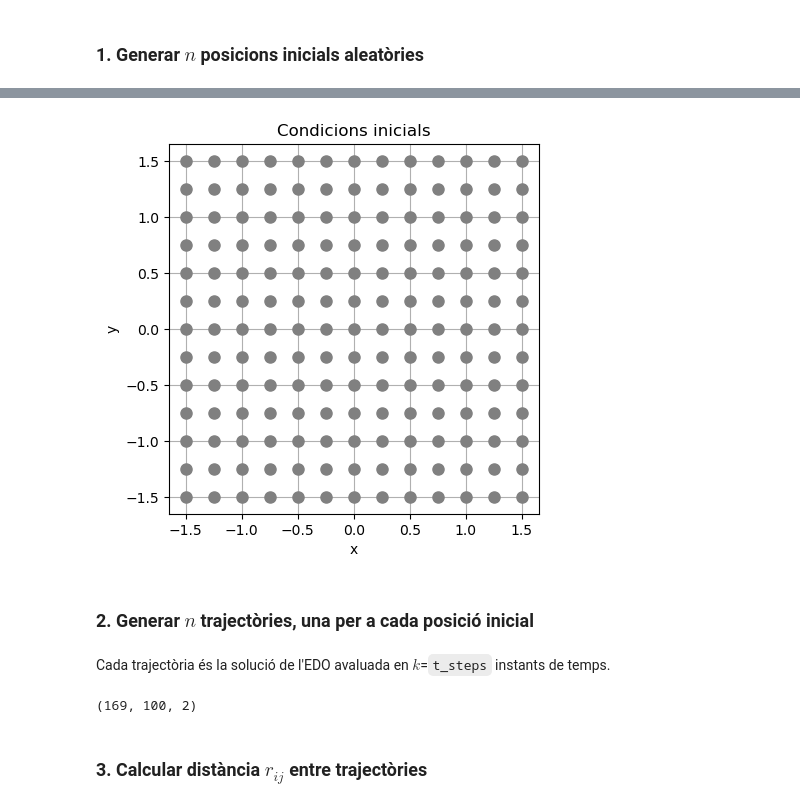
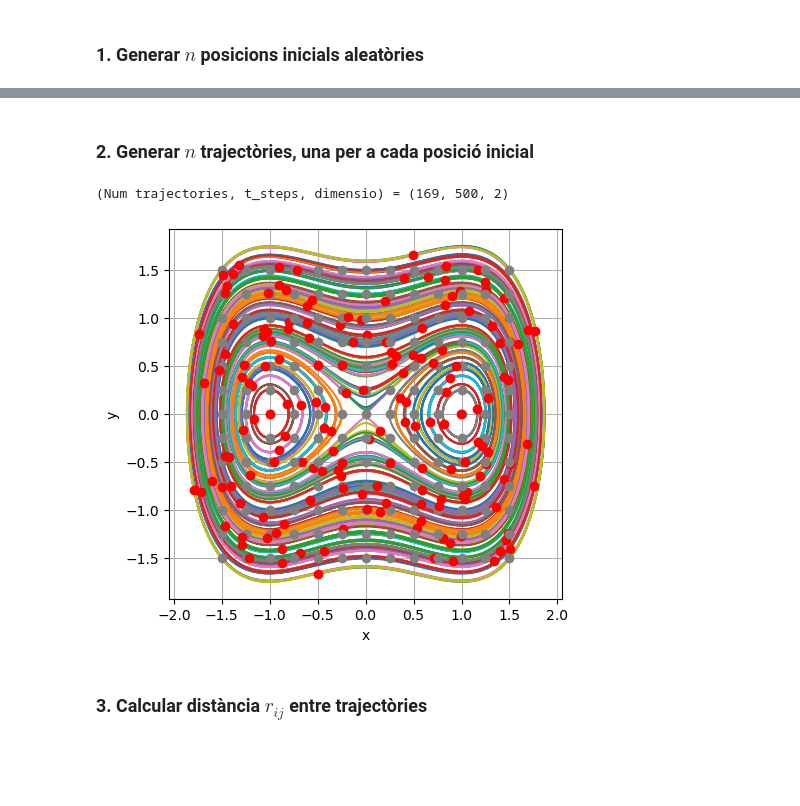
Before and after one commit to victor-lopz/spectral-clustering, a Jupyter notebook: clustering/trajectories.ipynb, the cells around one changed output, grey strips where cells are left out. Saved outputs shown, nothing was run; the diff lists cells and outputs as text; code cells hidden in the pictures; blank space fills up the shorter version.

```diff
--- a/clustering/trajectories.ipynb
+++ b/clustering/trajectories.ipynb
@@ -32,7 +30,7 @@ epsilon = 0.05
 funcio_soroll = np.sin
 dimensio = 2
 t_span = (0, 10)
-t_steps = 100
+t_steps = 500
 t_valors = np.linspace(t_span[0], t_span[1], t_steps)
 
 x_min, x_max = (-1.5, 1.5)
@@ -70,16 +68,20 @@ def grafica_regions_A_B(radi: float, resolucio: int) -> None:
     grafica_regio('B', radi, [centre_nord, centre_sud], resolucio)
 # %%
 def grafica_trajectories(trajectories: np.ndarray,
+                         dibuixa_regions: bool = False,
                          desa_pdf: bool = False,
                          radi: float = radi,
                          resolucio: int = resolucio_grafica
                          ) -> None:
-
-    grafica_regions_A_B(radi, resolucio)
+    if dibuixa_regions:
+        grafica_regions_A_B(radi, resolucio)
     for trajectoria in trajectories:
         coordenades_x = trajectoria[:,0]
         coordenades_y = trajectoria[:,1]
-        plt.plot(coordenades_x, coordenades_y) #, color = 'orange')
+        plt.plot(coordenades_x, coordenades_y)
+    for trajectoria in trajectories:
+        coordenades_x = trajectoria[:,0]
+        coordenades_y = trajectoria[:,1]
         pos_inicial = (coordenades_x[0], coordenades_y[0])
         inici_string = f'Inici = ({pos_inicial[0]:.2f}, {pos_inicial[1]:.2f})'
         plt.plot(pos_inicial[0], pos_inicial[1], '-o', label=inici_string, color='grey')
@@ -130,11 +133,5 @@ Nombre de trajectories = 169
-# %%
-grafica_punts(condicions_inicials, dibuixa_regions=False)
-# %% [output]
-[figure, removed]
 # %% [markdown]
 ### 2. Generar $n$ trajectòries, una per a cada posició inicial
-# %% [markdown]
-Cada trajectòria és la solució de l'EDO avaluada en $k$=`t_steps` instants de temps.
 # %%
 def generar_trajectories(edo,
                          condicions_inicials: np.ndarray,
@@ -147,28 +144,25 @@ def generar_trajectories(edo,
         condicions_inicials: llista que conté condicions inicials [x0,y0]
         t_valors: np.array[float], conté els instants de temps on avaluem l'EDO
 
+    Cada trajectòria és la solució de l'EDO avaluada en els instants de temps indicats.
     """
     trajectories = np.zeros((num_trajectories, t_steps, dimensio))
+    valor_random = np.random.uniform(0, 2)
     for i, ci in enumerate(condicions_inicials):
-        valor_random = 1 # np.random.uniform(0, 2)
+        # valor_random = np.random.uniform(0, 2)
         arguments_extra = (valor_random, epsilon, funcio_soroll)
-        sol = solve_ivp(edo, t_span, ci,
-                        t_eval=t_valors,
-                        args=arguments_extra)
+        sol = solve_ivp(edo, t_span, ci, t_eval=t_valors, args=arguments_extra)
         trajectoria = np.vstack([sol.y[0], sol.y[1]])
         trajectoria = trajectoria.T
-        # print(f'{trajectoria = }')
         trajectories[i] = trajectoria
     return trajectories
 # %%
-trajectories = generar_trajectories(edo_duffing_soroll,
-                                    condicions_inicials,
-                                    t_span,
-                                    t_valors)
-print(trajectories.shape)
-# grafica_trajectories(trajectories)
+trajectories = generar_trajectories(edo_duffing_soroll, condicions_inicials, t_span, t_valors)
+print("(Num trajectories, t_steps, dimensio) =", trajectories.shape)
+grafica_trajectories(trajectories, dibuixa_regions=False)
 # %% [output]
-(169, 100, 2)
+(Num trajectories, t_steps, dimensio) = (169, 500, 2)
+[figure, added]
 # %% [markdown]
 ### 3. Calcular distància $r_{ij}$ entre trajectòries
 # %%
```
Also changed, not shown: parts of 13 cells of this notebook.
